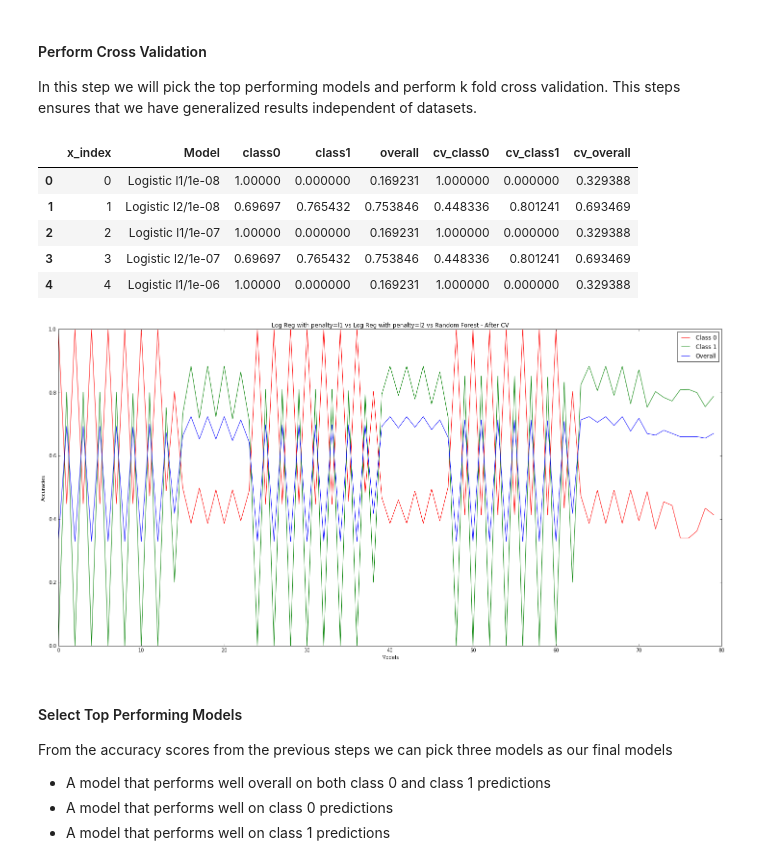
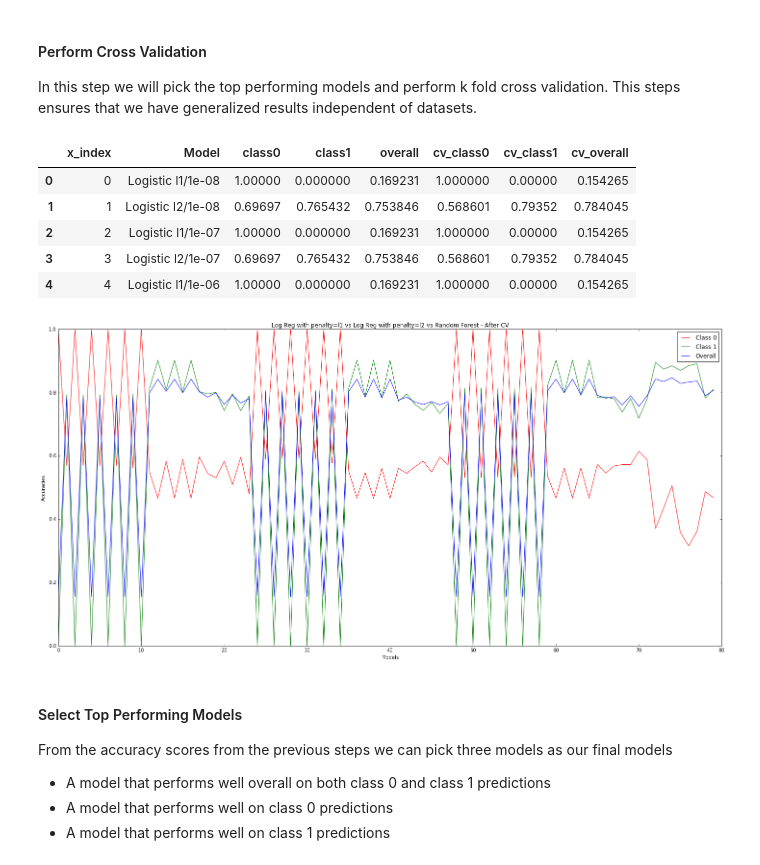
Before and after one commit to student-performance-prediction/notebooks, a Jupyter notebook: 03_Model.ipynb, the cells around one changed output. Cells and saved outputs as stored; diff of their text form; code cells hidden in the pictures.

```diff
--- a/03_Model.ipynb
+++ b/03_Model.ipynb
@@ -870,34 +942,31 @@ In this step we will pick the top performing models and perform k fold cross val
 # %%
 # Perform k fold cross validations on all the top models
 k = 8
 tune_params['cv_class0'] = 0.0
 tune_params['cv_class1'] = 0.0
 tune_params['cv_overall'] = 0.0
 
-# x = student_mat_normalized.values[:, :-1]
-# y = student_mat_normalized.values[:, -1]
-
-y = student_mat_normalized[response].values.ravel()
+y = student_por_normalized[response].values.ravel()
 
 for index, row in tune_params.iterrows():
     #print row['x_index'],models[row['x_index']],feature_list[row['x_index']]
     if len(feature_list[row['x_index']]) == 0:
-        x = student_mat_normalized[predictors]
+        x = student_por_normalized[predictors]
     else:
-        x = student_mat_normalized[feature_list[row['x_index']]]
+        x = student_por_normalized[feature_list[row['x_index']]]
     model_scores = cross_validate_model(models[row['x_index']],x,y,k)
     tune_params.set_value(index, 'cv_class0', model_scores.iloc[1])
     tune_params.set_value(index, 'cv_class1', model_scores.iloc[2])
     tune_params.set_value(index, 'cv_overall', model_scores.iloc[0])
 
 tune_params.head()
 # %% [output]
 |  | x_index | Model | class0 | class1 | overall | cv_class0 | cv_class1 | cv_overall |
-| 0 | 0 | Logistic l1/1e-08 | 1.00000 | 0.000000 | 0.169231 | 1.000000 | 0.000000 | 0.329388 |
-| 1 | 1 | Logistic l2/1e-08 | 0.69697 | 0.765432 | 0.753846 | 0.448336 | 0.801241 | 0.693469 |
-| 2 | 2 | Logistic l1/1e-07 | 1.00000 | 0.000000 | 0.169231 | 1.000000 | 0.000000 | 0.329388 |
-| 3 | 3 | Logistic l2/1e-07 | 0.69697 | 0.765432 | 0.753846 | 0.448336 | 0.801241 | 0.693469 |
-| 4 | 4 | Logistic l1/1e-06 | 1.00000 | 0.000000 | 0.169231 | 1.000000 | 0.000000 | 0.329388 |
+| 0 | 0 | Logistic l1/1e-08 | 1.00000 | 0.000000 | 0.169231 | 1.000000 | 0.00000 | 0.154265 |
+| 1 | 1 | Logistic l2/1e-08 | 0.69697 | 0.765432 | 0.753846 | 0.568601 | 0.79352 | 0.784045 |
+| 2 | 2 | Logistic l1/1e-07 | 1.00000 | 0.000000 | 0.169231 | 1.000000 | 0.00000 | 0.154265 |
+| 3 | 3 | Logistic l2/1e-07 | 0.69697 | 0.765432 | 0.753846 | 0.568601 | 0.79352 | 0.784045 |
+| 4 | 4 | Logistic l1/1e-06 | 1.00000 | 0.000000 | 0.169231 | 1.000000 | 0.00000 | 0.154265 |
 # %%
 # Plot the model scores
 fig, ax = plt.subplots(1, 1, figsize=(20, 10))
@@ -914,7 +983,7 @@ ax.legend(loc = 'best')
 plt.tight_layout()
 plt.show()
 # %% [output]
-[figure, old version]
+[figure, new version]
 # %% [markdown]
 #### Select Top Performing Models
 
```
Also changed, not shown: parts of 32 cells of this notebook, 1 other file.
